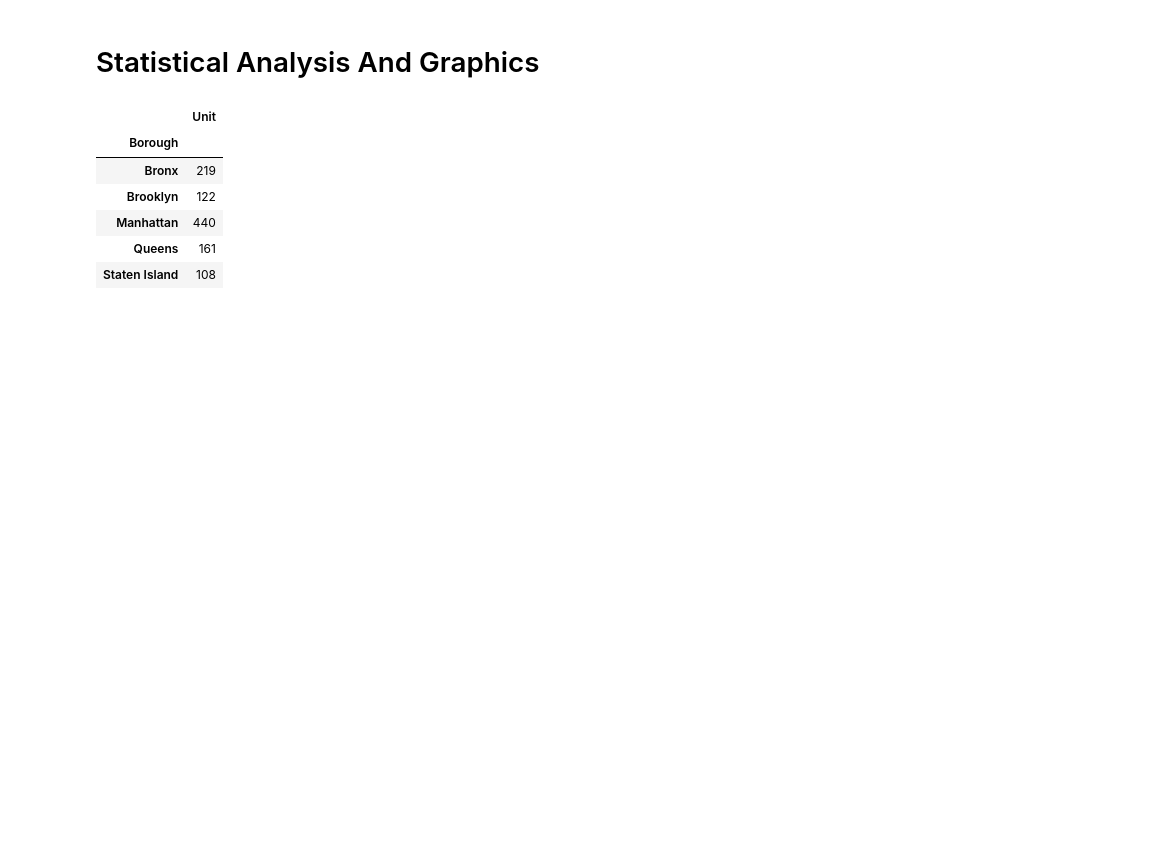
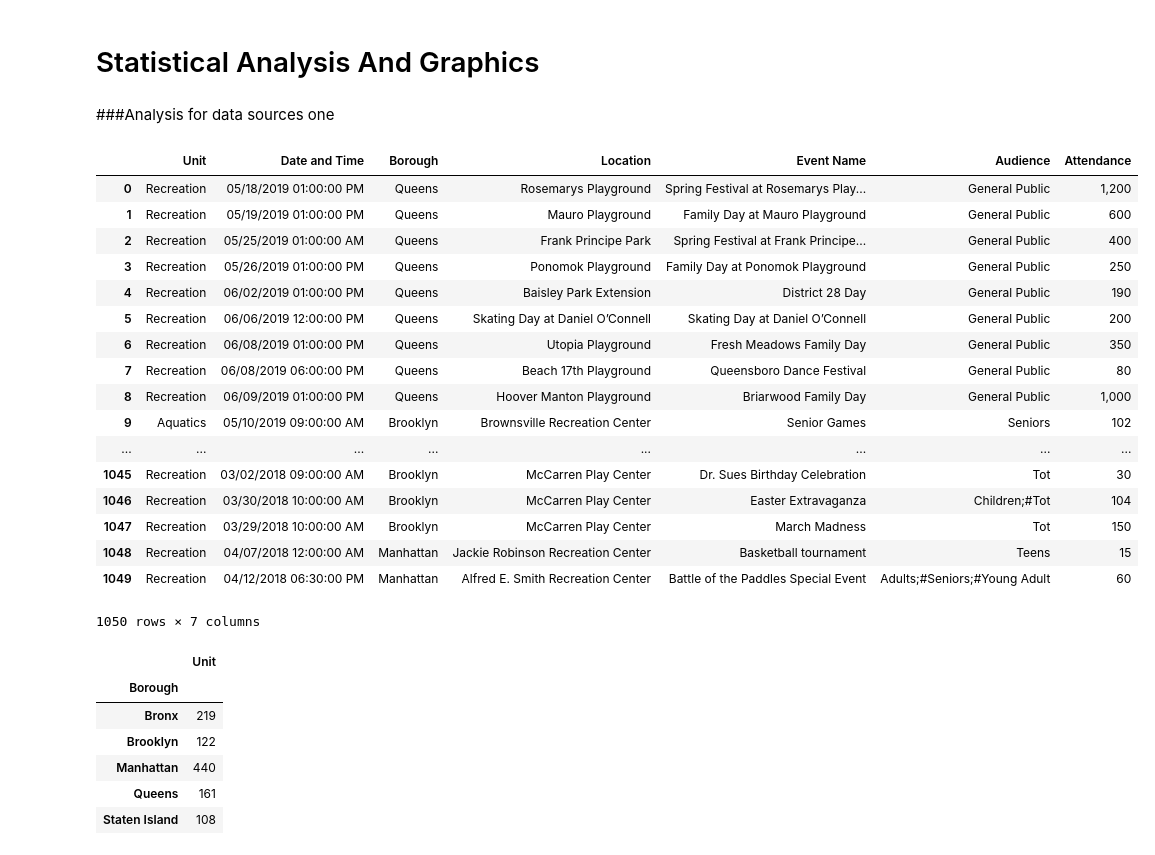
Before and after one commit to mandy941/final, a Jupyter notebook: M_Yang_proposal.ipynb, the cells around one changed output. Drawn from its saved outputs; the diff is of its cells as text; code cells hidden in the pictures; blank space fills up the shorter version.

```diff
--- a/M_Yang_proposal.ipynb
+++ b/M_Yang_proposal.ipynb
@@ -51,4 +100,29 @@ df0
 # %% [markdown]
 # Statistical Analysis And Graphics
+# %% [markdown]
+###Analysis for data sources one
+# %%
+#remove the unmeaningful coulumn from the data set one,name df0
+df2 = df0.drop(columns = ['Group Name/Partner','LocationType', 'Event Type','Category','Classification'])
+df2
+# %% [output]
+|  | Unit | Date and Time | Borough | Location | Event Name | Audience | Attendance |
+| 0 | Recreation | 05/18/2019 01:00:00 PM | Queens | Rosemarys Playground | Spring Festival at Rosemarys Play... | General Public | 1,200 |
+| 1 | Recreation | 05/19/2019 01:00:00 PM | Queens | Mauro Playground | Family Day at Mauro Playground | General Public | 600 |
+| 2 | Recreation | 05/25/2019 01:00:00 AM | Queens | Frank Principe Park | Spring Festival at Frank Principe... | General Public | 400 |
+| 3 | Recreation | 05/26/2019 01:00:00 PM | Queens | Ponomok Playground | Family Day at Ponomok Playground | General Public | 250 |
+| 4 | Recreation | 06/02/2019 01:00:00 PM | Queens | Baisley Park Extension | District 28 Day | General Public | 190 |
+| 5 | Recreation | 06/06/2019 12:00:00 PM | Queens | Skating Day at Daniel O’Connell | Skating Day at Daniel O’Connell | General Public | 200 |
+| 6 | Recreation | 06/08/2019 01:00:00 PM | Queens | Utopia Playground | Fresh Meadows Family Day | General Public | 350 |
+| 7 | Recreation | 06/08/2019 06:00:00 PM | Queens | Beach 17th Playground | Queensboro Dance Festival | General Public | 80 |
+| 8 | Recreation | 06/09/2019 01:00:00 PM | Queens | Hoover Manton Playground | Briarwood Family Day | General Public | 1,000 |
+| 9 | Aquatics | 05/10/2019 09:00:00 AM | Brooklyn | Brownsville Recreation Center | Senior Games | Seniors | 102 |
+| ... | ... | ... | ... | ... | ... | ... | ... |
+| 1045 | Recreation | 03/02/2018 09:00:00 AM | Brooklyn | McCarren Play Center | Dr. Sues Birthday Celebration | Tot | 30 |
+| 1046 | Recreation | 03/30/2018 10:00:00 AM | Brooklyn | McCarren Play Center | Easter Extravaganza | Children;#Tot | 104 |
+| 1047 | Recreation | 03/29/2018 10:00:00 AM | Brooklyn | McCarren Play Center | March Madness | Tot | 150 |
+| 1048 | Recreation | 04/07/2018 12:00:00 AM | Manhattan | Jackie Robinson Recreation Center | Basketball tournament | Teens | 15 |
+| 1049 | Recreation | 04/12/2018 06:30:00 PM | Manhattan | Alfred E. Smith Recreation Center | Battle of the Paddles Special Event | Adults;#Seniors;#Young Adult | 60 |
+1050 rows × 7 columns
 # %%
 # use groupby function to group the areas of NYC and count the special event types times for each area
```
Also changed, not shown: parts of 20 cells of this notebook.
